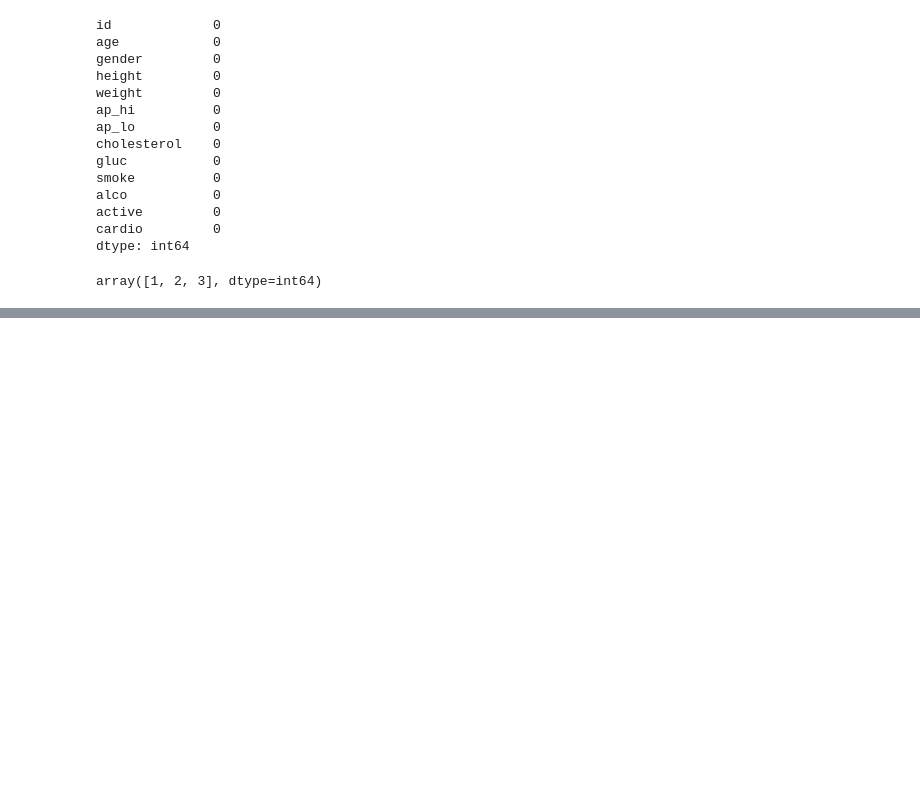
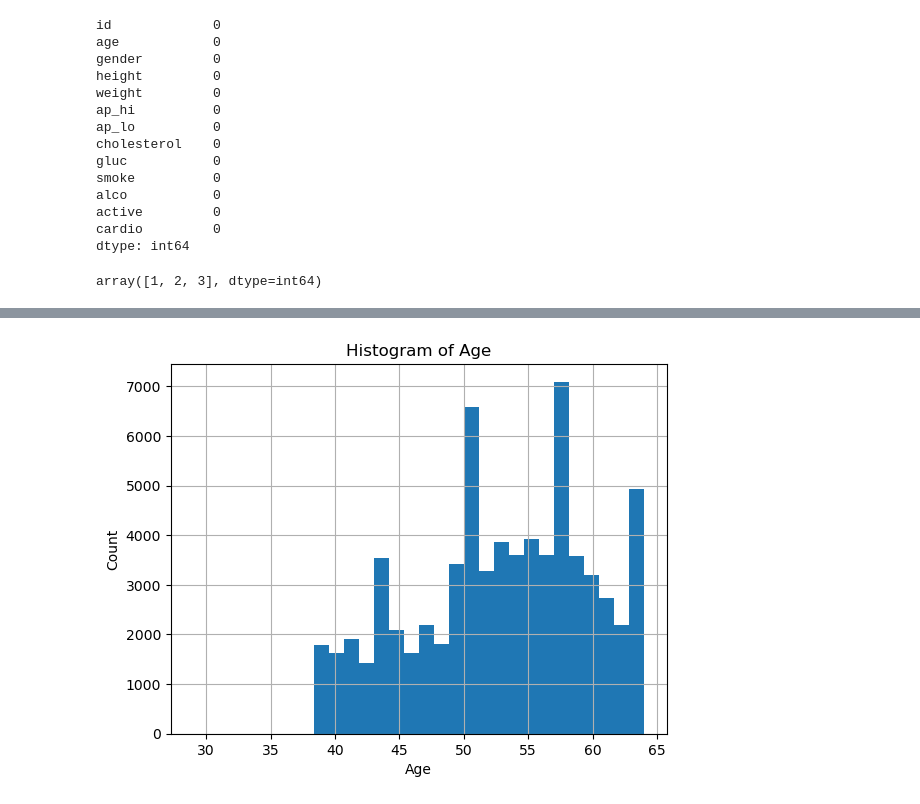
Before and after one commit to videodrake/chatgpt_project, a Jupyter notebook: GPT_Kaggle/Cardiovascular.ipynb, the cells around one changed output, grey strips where cells are left out. Saved outputs shown, nothing was run; the diff lists cells and outputs as text; code cells hidden in the pictures; blank space fills up the shorter version.

```diff
--- a/GPT_Kaggle/Cardiovascular.ipynb
+++ b/GPT_Kaggle/Cardiovascular.ipynb
@@ -63,3 +77,15 @@ df.describe()
 | 50% | 50001.500000 | 19703.000000 | 1.000000 | 165.000000 | 72.000000 | 120.000000 | 80.000000 | 1.000000 | 1.000000 | 0.000000 | 0.000000 | ... |
 | 75% | 74889.250000 | 21327.000000 | 2.000000 | 170.000000 | 82.000000 | 140.000000 | 90.000000 | 2.000000 | 1.000000 | 0.000000 | 0.000000 | ... |
 | max | 99999.000000 | 23713.000000 | 2.000000 | 250.000000 | 200.000000 | 16020.000000 | 11000.000000 | 3.000000 | 3.000000 | 1.000000 | 1.000000 | ... |
+# %%
+## 나이의 분포
+
+# 나이를 연령대로 변환 (단위: 년)
+df['age_years'] = (df['age'] / 365).astype(int)
+df['age_years'].hist(bins=30)
+plt.xlabel('Age')
+plt.ylabel('Count')
+plt.title('Histogram of Age')
+plt.show()
+# %% [output]
+[figure, added]
```
Also changed, not shown: parts of 14 cells of this notebook.
